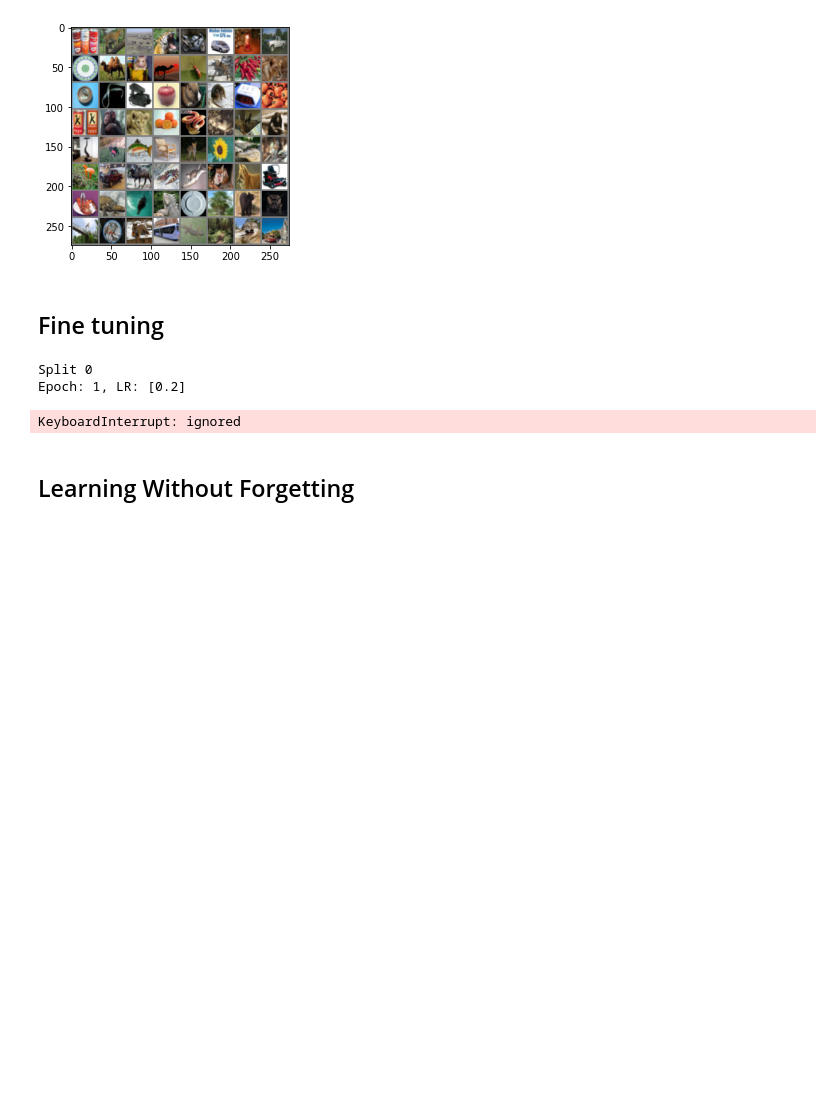
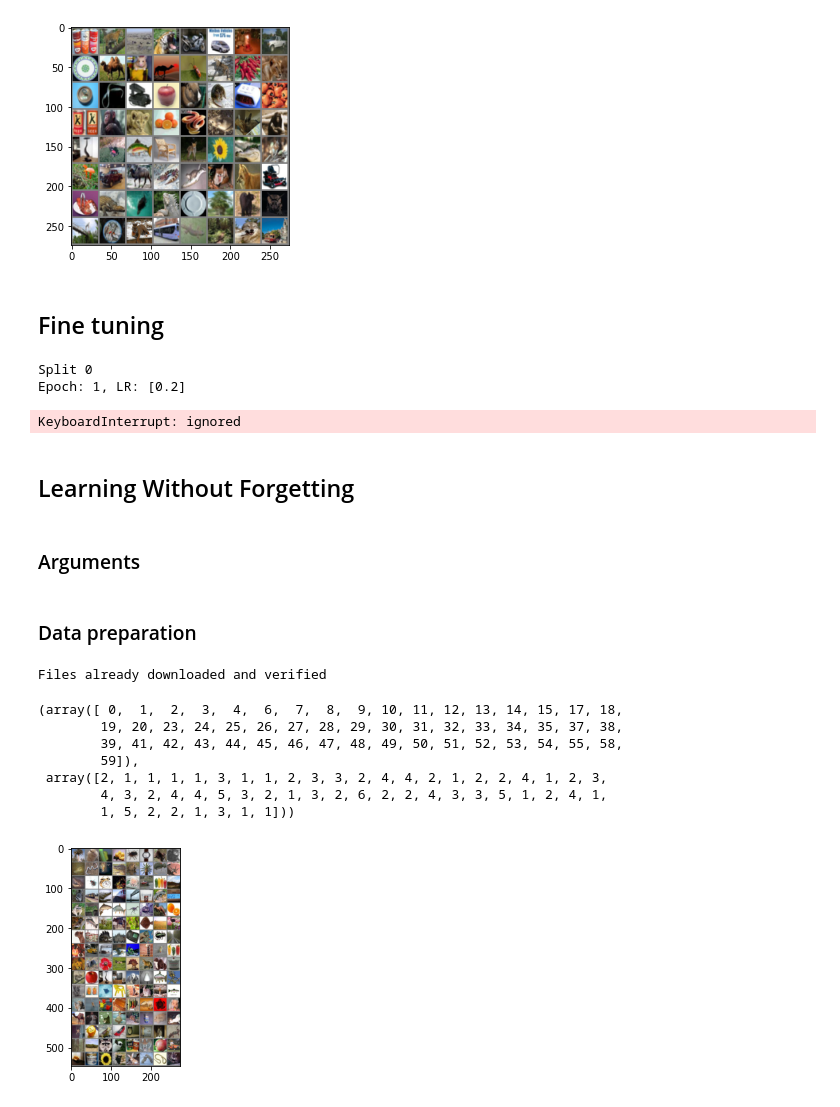
Before and after one commit to manuelemacchia/incremental-learning-image-classification, a Jupyter notebook: notebook.ipynb, the cells around one changed output. Cells and saved outputs as stored; diff of their text form; code cells hidden in the pictures; blank space fills up the shorter version.

```diff
--- a/notebook.ipynb
+++ b/notebook.ipynb
@@ -363,3 +365,5 @@ save_json_scores('scores', train_loss_history, train_accuracy_history,
 files.download("scores.zip")
 # %% [markdown]
 ## Learning Without Forgetting
+# %% [markdown]
+### Arguments
@@ -365,0 +403,2 @@ files.download("scores.zip")
+# %% [markdown]
+### Data preparation
@@ -366,3 +417,59 @@ files.download("scores.zip")
+# %%
+train_dataloaders = [[] for i in range(NUM_RUNS)]
+val_dataloaders = [[] for i in range(NUM_RUNS)]
+test_dataloaders = [[] for i in range(NUM_RUNS)]
+
+for run_i in range(NUM_RUNS):
+
+  test_subsets = []
+
+  for split_i in range(CLASS_BATCH_SIZE):
+
+    # Download dataset only at first instantiation
+    if(run_i+split_i == 0):
+      download = True
+    else:
+      download = False
+
+    # Create CIFAR100 dataset
+    train_dataset = Cifar100(DATA_DIR, train = True, download = download, random_state = RANDOM_STATE+run_i, transform=train_transform)
+    test_dataset = Cifar100(DATA_DIR, train = False, download = False, random_state = RANDOM_STATE+run_i, transform=test_transform)
+
+    # Subspace of CIFAR100 of 10 classes
+    train_dataset.set_classes_batch(train_dataset.batch_splits[split_i])
+    test_dataset.set_classes_batch([test_dataset.batch_splits[i] for i in range(0, split_i+1)])
+
+    # Define train and validation indices
+    train_indices, val_indices = train_dataset.train_val_split(VAL_SIZE, RANDOM_STATE)
+
+    train_dataloaders[run_i].append(DataLoader(Subset(train_dataset, train_indices),
+                               batch_size=BATCH_SIZE, shuffle=True, num_workers=4, drop_last=True))
+
+    val_dataloaders[run_i].append(DataLoader(Subset(train_dataset, val_indices),
+                                batch_size=BATCH_SIZE, shuffle=True, num_workers=4, drop_last=True))
+
+    # Dataset with all seen class
+    test_dataloaders[run_i].append(DataLoader(test_dataset,
+                               batch_size=BATCH_SIZE, shuffle=True, num_workers=4))
+# %% [output]
+Files already downloaded and verified
+# %%
+# Sanity check: visualize a batch of images
+dataiter = iter(test_dataloaders[0][5])
+images, labels = dataiter.next()
+
+plot.image_grid(images, one_channel=False)
+unique_labels = np.unique(labels, return_counts=True)
+unique_labels
+# %% [output]
+(array([ 0,  1,  2,  3,  4,  6,  7,  8,  9, 10, 11, 12, 13, 14, 15, 17, 18,
+        19, 20, 23, 24, 25, 26, 27, 28, 29, 30, 31, 32, 33, 34, 35, 37, 38,
+        39, 41, 42, 43, 44, 45, 46, 47, 48, 49, 50, 51, 52, 53, 54, 55, 58,
+        59]),
+ array([2, 1, 1, 1, 1, 3, 1, 1, 2, 3, 3, 2, 4, 4, 2, 1, 2, 2, 4, 1, 2, 3,
+        4, 3, 2, 4, 4, 5, 3, 2, 1, 3, 2, 6, 2, 2, 4, 3, 3, 5, 1, 2, 4, 1,
+        1, 5, 2, 2, 1, 3, 1, 1]))
+[figure, added]
 # %%
 from torch.nn import functional as F
 from torch.nn import BCEWithLogitsLoss
```
Also changed, not shown: parts of 8 cells of this notebook.
